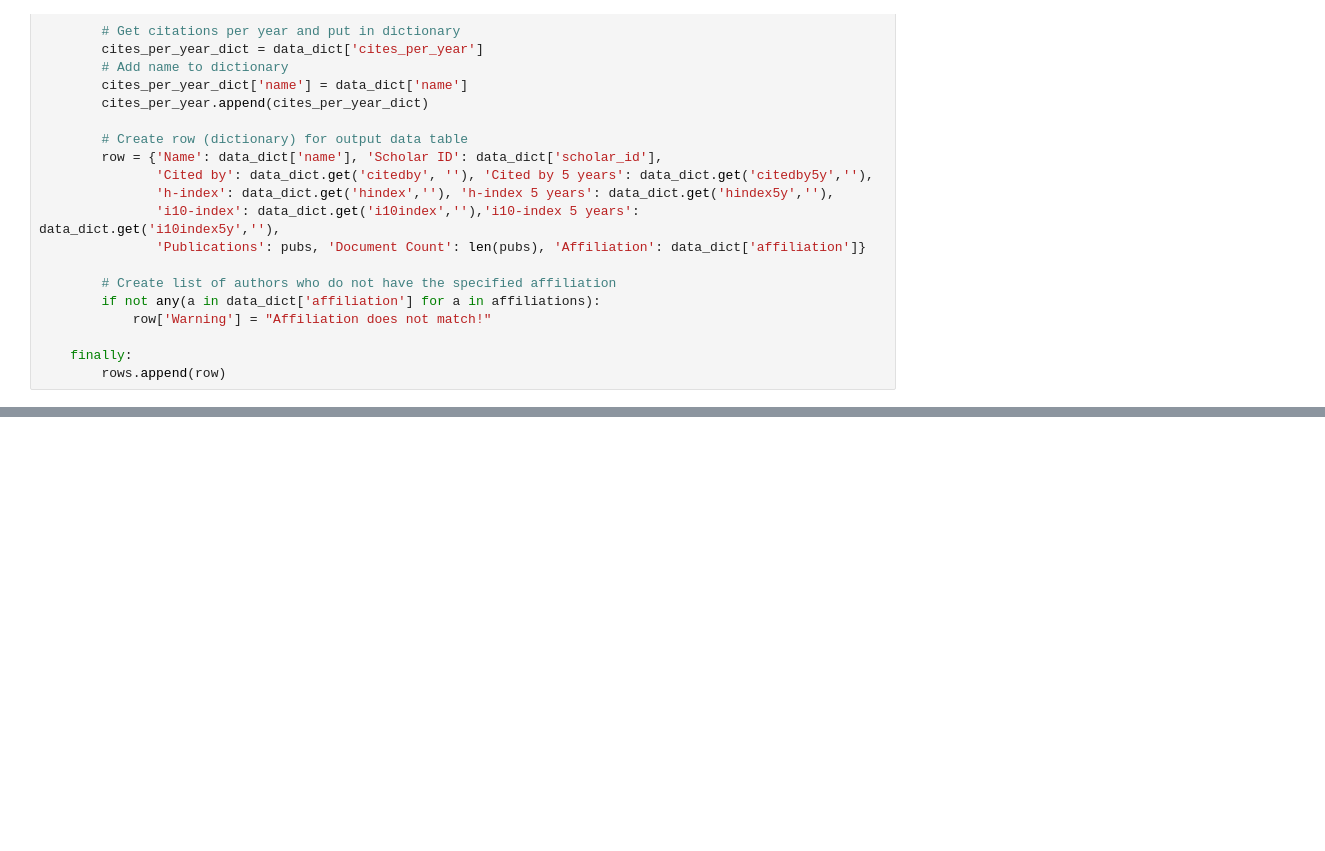
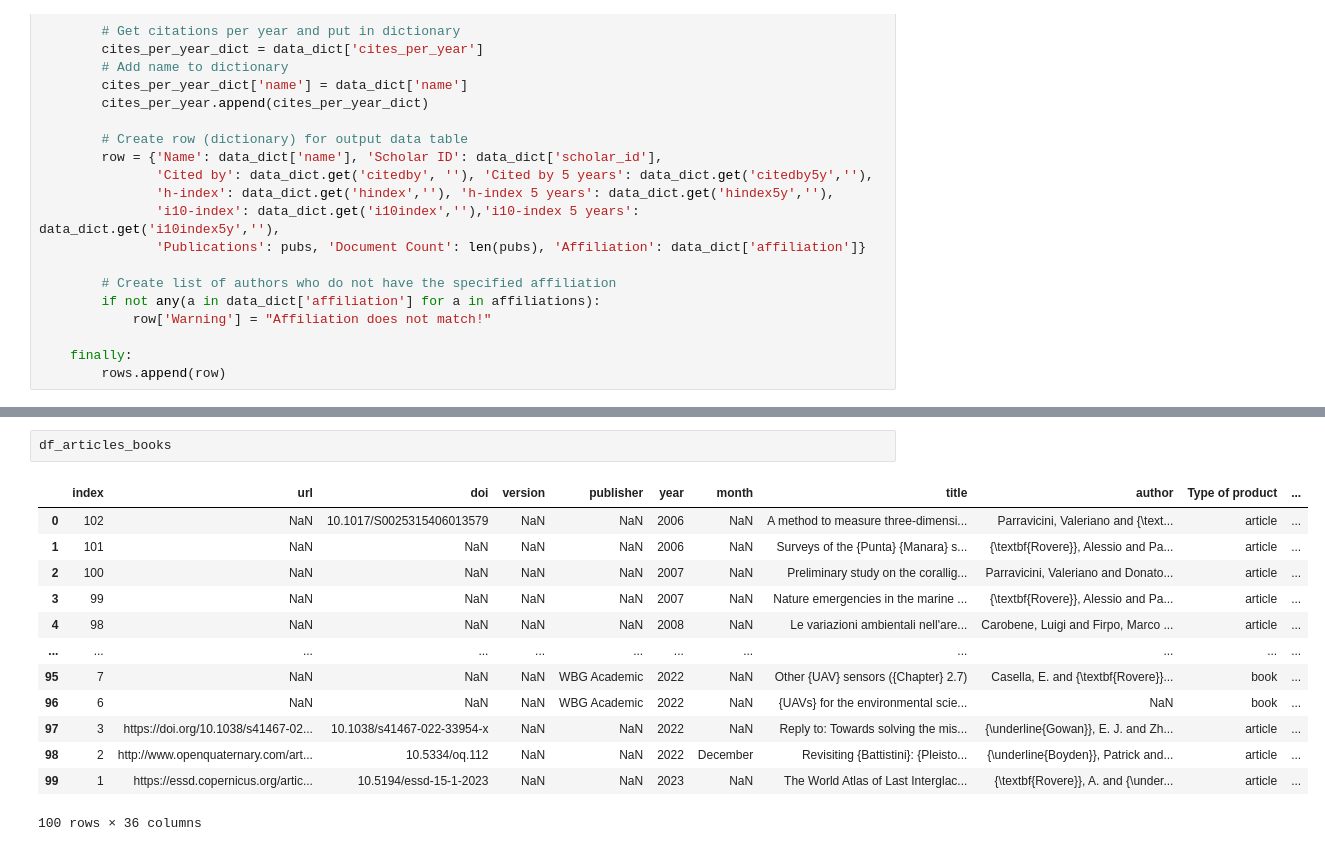
Before and after one commit to Alerovere/Resume, a Jupyter notebook: Resume_AR/Bibtex_stats.ipynb, the cells around one changed output, grey strips where cells are left out. Drawn from its saved outputs; the diff is of its cells as text; blank space fills up the shorter version.

```diff
--- a/Resume_AR/Bibtex_stats.ipynb
+++ b/Resume_AR/Bibtex_stats.ipynb
@@ -173,2 +173,18 @@ plt.savefig('img/citations_wordcloud.png',format='png', transparent=True)
+# %%
+df_articles_books
+# %% [output]
+|  | index | url | doi | version | publisher | year | month | title | author | Type of product | ... |
+| 0 | 102 | NaN | 10.1017/S0025315406013579 | NaN | NaN | 2006 | NaN | A method to measure three-dimensi... | Parravicini, Valeriano and {\text... | article | ... |
+| 1 | 101 | NaN | NaN | NaN | NaN | 2006 | NaN | Surveys of the {Punta} {Manara} s... | {\textbf{Rovere}}, Alessio and Pa... | article | ... |
+| 2 | 100 | NaN | NaN | NaN | NaN | 2007 | NaN | Preliminary study on the corallig... | Parravicini, Valeriano and Donato... | article | ... |
+| 3 | 99 | NaN | NaN | NaN | NaN | 2007 | NaN | Nature emergencies in the marine ... | {\textbf{Rovere}}, Alessio and Pa... | article | ... |
+| 4 | 98 | NaN | NaN | NaN | NaN | 2008 | NaN | Le variazioni ambientali nell'are... | Carobene, Luigi and Firpo, Marco ... | article | ... |
+| ... | ... | ... | ... | ... | ... | ... | ... | ... | ... | ... | ... |
+| 95 | 7 | NaN | NaN | NaN | WBG Academic | 2022 | NaN | Other {UAV} sensors ({Chapter} 2.7) | Casella, E. and {\textbf{Rovere}}... | book | ... |
+| 96 | 6 | NaN | NaN | NaN | WBG Academic | 2022 | NaN | {UAVs} for the environmental scie... | NaN | book | ... |
+| 97 | 3 | https://doi.org/10.1038/s41467-02... | 10.1038/s41467-022-33954-x | NaN | NaN | 2022 | NaN | Reply to: Towards solving the mis... | {\underline{Gowan}}, E. J. and Zh... | article | ... |
+| 98 | 2 | http://www.openquaternary.com/art... | 10.5334/oq.112 | NaN | NaN | 2022 | December | Revisiting {Battistini}: {Pleisto... | {\underline{Boyden}}, Patrick and... | article | ... |
+| 99 | 1 | https://essd.copernicus.org/artic... | 10.5194/essd-15-1-2023 | NaN | NaN | 2023 | NaN | The World Atlas of Last Interglac... | {\textbf{Rovere}}, A. and {\under... | article | ... |
+100 rows × 36 columns
 # %%
 author_stats = pd.DataFrame(columns=['authors', 'num', 'pos'])
```
Also changed, not shown: parts of 7 cells of this notebook, 13 other files.
